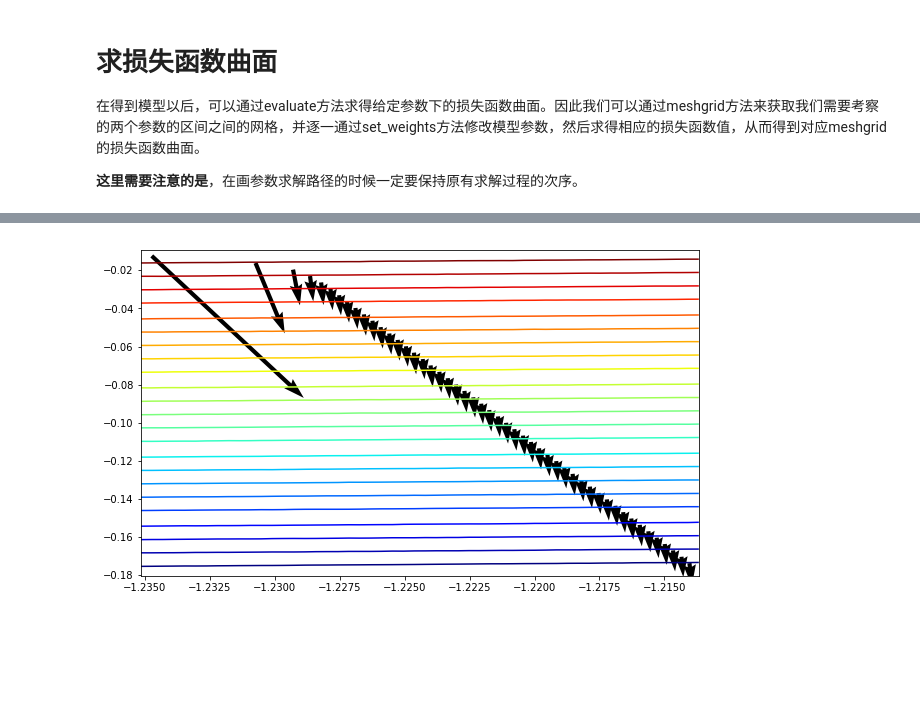
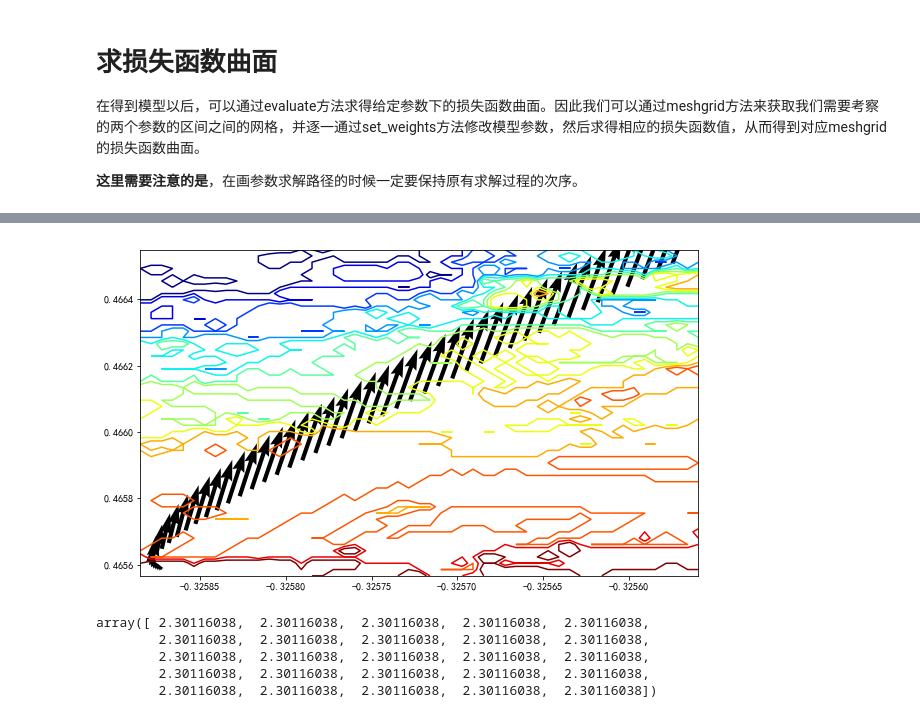
Before and after one commit to xieliaing/keras-practice, a Jupyter notebook: Tutorial/keras中操作.ipynb, the cells around one changed output, grey strips where cells are left out. Saved outputs shown, nothing was run; the diff lists cells and outputs as text; code cells hidden in the pictures; blank space fills up the shorter version.

```diff
--- a/Tutorial/keras中操作.ipynb
+++ b/Tutorial/keras中操作.ipynb
@@ -127,13 +143,13 @@ def VisualActivation(activationFunc='relu', plot=True):
 
     return result
 # %%
-actFuncs = ['sigmoid', 'tanh', 'hard_sigmoid', 'softplus', 'selu', 'elu']
+actFuncs = ['linear', 'softmax', 'sigmoid', 'tanh', 'softsign', 'hard_sigmoid', 'softplus', 'selu', 'elu']
 
 from keras.layers import LeakyReLU
 figure = plt.figure()
 for i, f in enumerate(actFuncs):
     # 依次画图
-    figure.add_subplot(3, 2, i+1)
+    figure.add_subplot(3, 3, i+1)
     out=VisualActivation(activationFunc=f, plot=False)
     plt.plot(out.index, out.Activated)
     plt.title(u'激活函数：'+f)
@@ -217,15 +231,15 @@ plt.show()
 # %%
 # Now build a MLP based on first 2 eigenvectors
-u2 = u[:,:2]
+u2 = u[:, [1,2]]
 
 def GetModel(lossfunction='categorical_crossentropy', optimizer='adam'):
     model = Sequential()
-    #model.add(Dense(2, activation='relu', input_shape=(2,), name='Hidden0'))
-    #model.add(Dense(2, activation='relu', name='Hidden1'))
-    model.add(Dense(1, input_shape=(2,), activation='linear', name='Output'))
+    model.add(Dense(4, activation='relu', input_shape=(2,), name='Hidden0'))
+    model.add(Dense(8, activation='relu', name='Hidden1'))
+    model.add(Dense(10, input_shape=(2,), activation='softmax', name='Output'))
     model.summary()
     model.compile(loss=lossfunction, optimizer=optimizer, metrics=['accuracy'])
     return model
 
-model=GetModel(lossfunction='mse', optimizer='sgd')
+model=GetModel(lossfunction='categorical_crossentropy', optimizer='sgd')
 # %% [output]
@@ -290,7 +342,7 @@ def loadwgts(wgtfile, layerName):
     if len(wgts[0].shape)==1:
         return wgts[0]
     else:
-        return wgts[0].reshape(-1, 2)[0]
+        return wgts[0].reshape(-1, 2)[3]
 
 allwgts = {}
 for i in range(50):
@@ -396,7 +448,7 @@ for i in range(xmesh.shape[0]):
         weights2[0][0]=xmesh[i,j]
         weights2[0][1]=ymesh[i,j]
         model2.set_weights(weights2)
-        res = model2.evaluate(u2, y_train, verbose=0, batch_size=10240)
+        res = model2.evaluate(u2.astype('float32'), target.astype('float32'), verbose=0, batch_size=4096)
         z[i, j]= res[0]
         #print(xmesh[i, j])
     if i % 10 ==0:
@@ -428,15 +480,23 @@ for i in range(xmesh.shape[0]):
 # %%
 #xmesh, ymesh = np.meshgrid(np.arange(xmin-xsteps, xmax + xsteps, xsteps), np.arange(ymin-ysteps, ymax + ysteps, ysteps) )
 
 
 fig, ax = plt.subplots(figsize=(10, 6))
 
 path = allwgtsDf.values.T
 
-ax.contour(xmesh, ymesh, z, levels=np.percentile(z, np.linspace(0, 100, 25)), norm=None, cmap=plt.cm.jet)
+ax.contour(xmesh, ymesh, z, levels=sorted(set(np.percentile(z, np.linspace(0, 100, 25)))), norm=None, cmap=plt.cm.jet)
 ax.quiver(path[0,:-1], path[1,:-1], path[0,1:]-path[0,:-1], path[1,1:]-path[1,:-1],
-          scale_units='xy', angles='uv', scale=0.5, color='black')
+          scale_units='xy', angles='uv', scale=0.25, color='black')
 #ax.colorbar()
 plt.show()
 # %% [output]
-[figure, old version]
+[figure, new version]
+# %%
+np.percentile(z, np.linspace(0, 100, 25))
+# %% [output]
+array([ 2.30116038,  2.30116038,  2.30116038,  2.30116038,  2.30116038,
+        2.30116038,  2.30116038,  2.30116038,  2.30116038,  2.30116038,
+        2.30116038,  2.30116038,  2.30116038,  2.30116038,  2.30116038,
+        2.30116038,  2.30116038,  2.30116038,  2.30116038,  2.30116038,
+        2.30116038,  2.30116038,  2.30116038,  2.30116038,  2.30116038])
```
Also changed, not shown: parts of 23 cells of this notebook.
